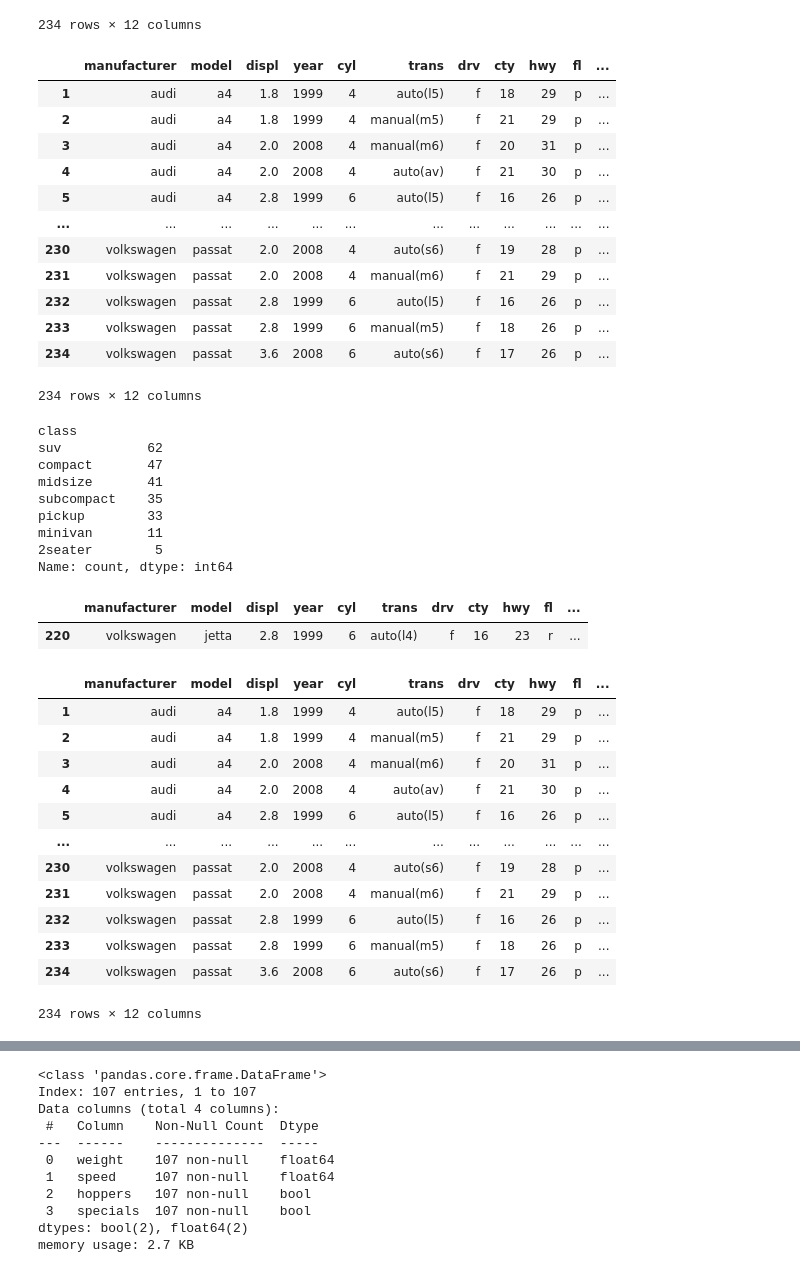
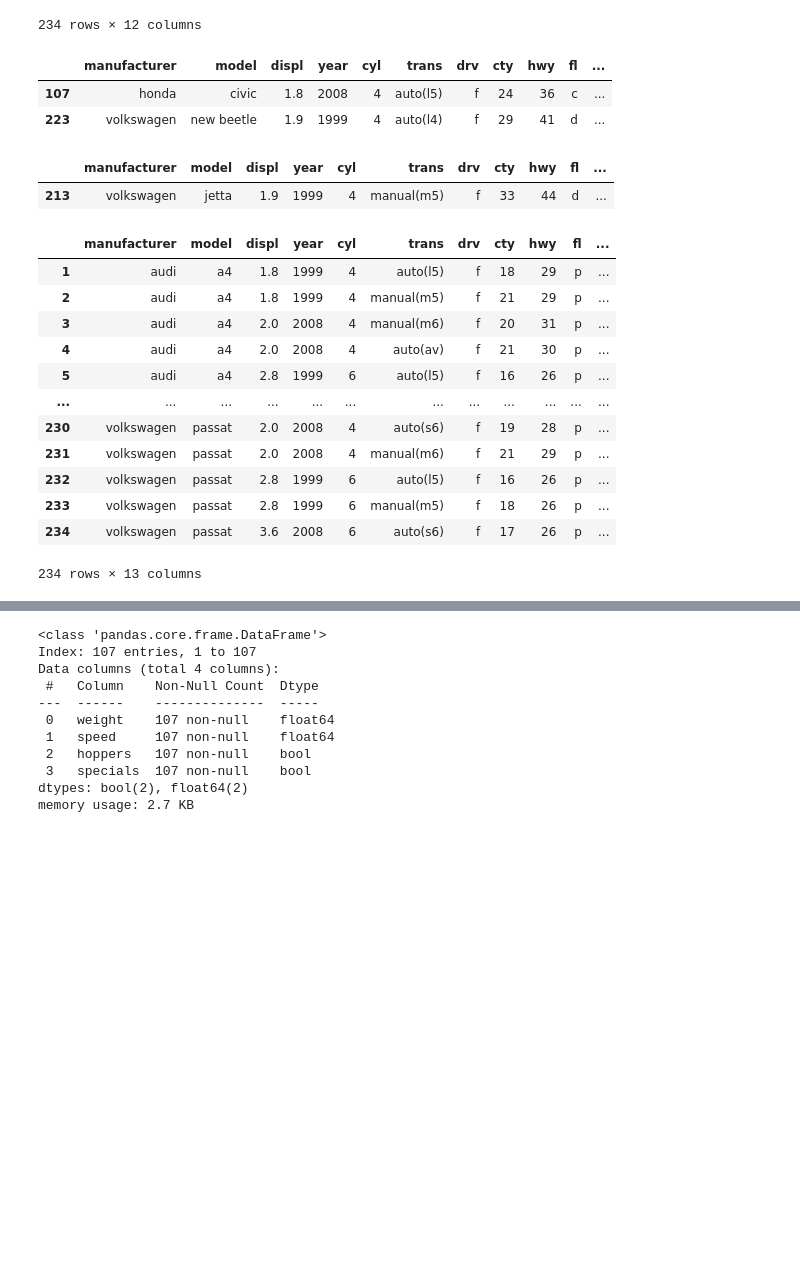
Before and after one commit to nomer-evangelista/ds-libraries-exercises, a Jupyter notebook: dataframes.ipynb, the cells around one changed output, grey strips where cells are left out. Drawn from its saved outputs; the diff is of its cells as text; code cells hidden in the pictures; blank space fills up the shorter version.

```diff
--- a/dataframes.ipynb
+++ b/dataframes.ipynb
@@ -261,5 +272,5 @@ mpg.describe()
 # %%
 # 2.4. Rename the cty column to city.
-mpg = mpg.rename(columns = {'cty':'city'})
+mpg.rename(columns = {'cty':'city'})
 mpg
 # %% [output]
@@ -278,6 +289,6 @@ mpg
 234 rows × 11 columns
 # %%
 # 2.5. Rename the hwy column to highway.
-mpg = mpg.rename(columns = {'hwy':'highway'})
+mpg.rename(columns = {'hwy':'highway'})
 mpg
 # %% [output]
@@ -341,39 +352,17 @@ mpg
 234 rows × 12 columns
 # %%
 # 2.7. Which car (or cars) has the highest mileage difference?
-mpg
+mpg.sort_values('mileage_difference', ascending=False).head(2)
 # %% [output]
 |  | manufacturer | model | displ | year | cyl | trans | drv | cty | hwy | fl | ... |
-| 1 | audi | a4 | 1.8 | 1999 | 4 | auto(l5) | f | 18 | 29 | p | ... |
-| 2 | audi | a4 | 1.8 | 1999 | 4 | manual(m5) | f | 21 | 29 | p | ... |
-| 3 | audi | a4 | 2.0 | 2008 | 4 | manual(m6) | f | 20 | 31 | p | ... |
-| 4 | audi | a4 | 2.0 | 2008 | 4 | auto(av) | f | 21 | 30 | p | ... |
-| 5 | audi | a4 | 2.8 | 1999 | 6 | auto(l5) | f | 16 | 26 | p | ... |
-| ... | ... | ... | ... | ... | ... | ... | ... | ... | ... | ... | ... |
-| 230 | volkswagen | passat | 2.0 | 2008 | 4 | auto(s6) | f | 19 | 28 | p | ... |
-| 231 | volkswagen | passat | 2.0 | 2008 | 4 | manual(m6) | f | 21 | 29 | p | ... |
-| 232 | volkswagen | passat | 2.8 | 1999 | 6 | auto(l5) | f | 16 | 26 | p | ... |
-| 233 | volkswagen | passat | 2.8 | 1999 | 6 | manual(m5) | f | 18 | 26 | p | ... |
-| 234 | volkswagen | passat | 3.6 | 2008 | 6 | auto(s6) | f | 17 | 26 | p | ... |
+| 107 | honda | civic | 1.8 | 2008 | 4 | auto(l5) | f | 24 | 36 | c | ... |
+| 223 | volkswagen | new beetle | 1.9 | 1999 | 4 | auto(l4) | f | 29 | 41 | d | ... |
-234 rows × 12 columns
 # %%
 # 2.8. Which compact class car has the lowest highway mileage? The best?
-mpg['class'].value_counts()
+mpg[mpg['class'] == 'compact'].sort_values('hwy', ascending=False).head(1)
 # %% [output]
-class
-suv           62
-compact       47
-midsize       41
-subcompact    35
-pickup        33
-minivan       11
-2seater        5
-Name: count, dtype: int64
+|  | manufacturer | model | displ | year | cyl | trans | drv | cty | hwy | fl | ... |
+| 213 | volkswagen | jetta | 1.9 | 1999 | 4 | manual(m5) | f | 33 | 44 | d | ... |
-# %%
-mpg[mpg['class'] == 'compact'].sort_values('hwy').head(1)
-# %% [output]
-|  | manufacturer | model | displ | year | cyl | trans | drv | cty | hwy | fl | ... |
-| 220 | volkswagen | jetta | 2.8 | 1999 | 6 | auto(l4) | f | 16 | 23 | r | ... |
 # %%
 # 2.9. Create a column named average_mileage that is the mean of the city and
 # highway mileage.
@@ -392,7 +381,7 @@ mpg
 | 232 | volkswagen | passat | 2.8 | 1999 | 6 | auto(l5) | f | 16 | 26 | p | ... |
 | 233 | volkswagen | passat | 2.8 | 1999 | 6 | manual(m5) | f | 18 | 26 | p | ... |
 | 234 | volkswagen | passat | 3.6 | 2008 | 6 | auto(s6) | f | 17 | 26 | p | ... |
-234 rows × 12 columns
+234 rows × 13 columns
 # %%
 # 2.10. Which dodge car has the best average mileage? The worst?
 mpg['average_mileage'] = mpg[['cty', 'hwy']].mean(axis=1)
```
Also changed, not shown: parts of 16 cells of this notebook, 3 other files.
